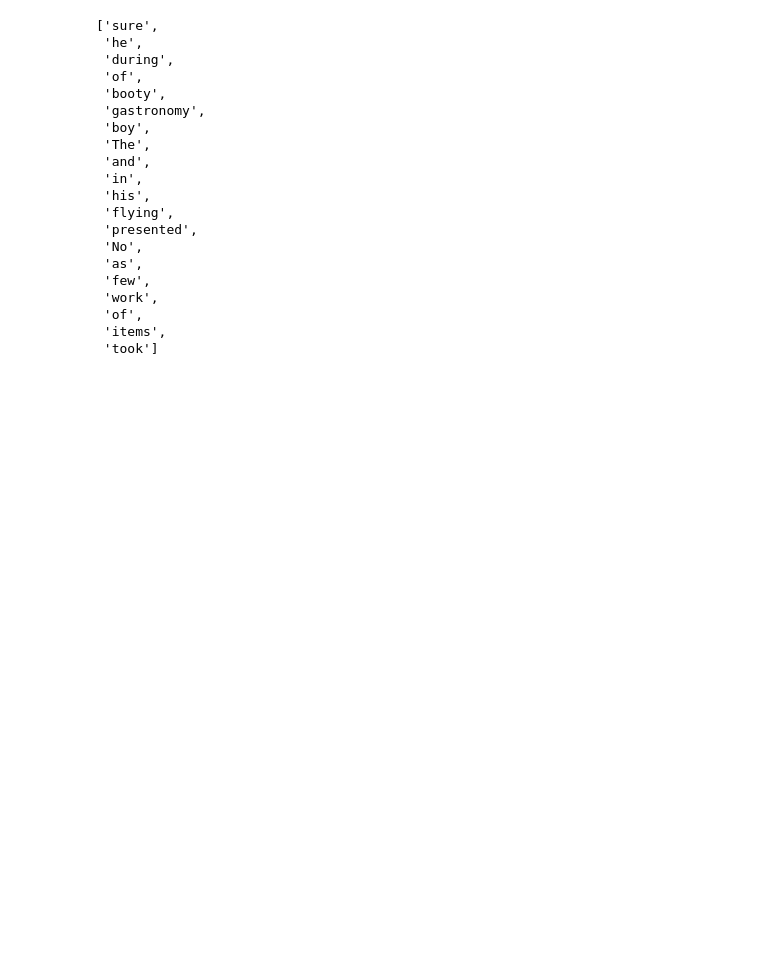
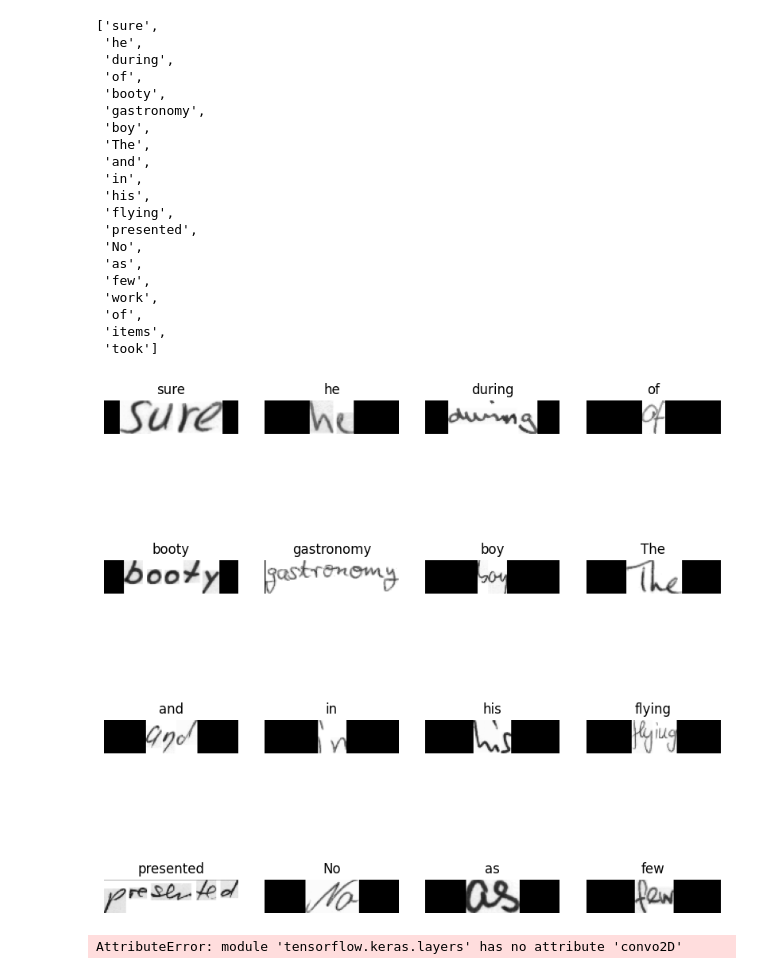
Before and after one commit to divy-arun-mav/handwriting-Recognition, a Jupyter notebook: handwritingRecognition.ipynb, the cells around one changed output. Saved outputs shown, nothing was run; the diff lists cells and outputs as text; code cells hidden in the pictures; blank space fills up the shorter version.

```diff
--- a/handwritingRecognition.ipynb
+++ b/handwritingRecognition.ipynb
@@ -204,0 +269,76 @@ num_to_char = StringLookup(vocabulary=char_to_num.get_vocabulary(), mask_token=N
+# %%
+train_ds = prepare_dataset(train_img_paths, train_labels_cleaned)
+validation_ds = prepare_dataset(validation_img_paths, validation_labels_cleaned)
+test_ds = prepare_dataset(test_img_paths, test_labels_cleaned)
+# %%
+for data in train_ds.take(1):
+    images, labels = data['image'], data['label']
+    _, ax = plt.subplots(4, 4, figsize=(10, 10))
+    for i in range(16):
+        img = images[i]
+        img = tf.image.flip_left_right(img)
+        img = tf.transpose(img, perm=[1, 0, 2])
+        img = (img * 255.0).numpy().astype(np.uint8)
+        img = img[:, :, 0]
+
+        label = labels[i]
+        indices = tf.gather(label, tf.where(tf.math.not_equal(label, padding_token)))
+
+        label_text = tf.strings.reduce_join(num_to_char(indices)).numpy()
+        label_text = label_text.decode('utf-8')
+
+        ax[i // 4, i % 4].imshow(img, cmap='gray')
+        ax[i // 4, i % 4].set_title(label_text)
+        ax[i // 4, i % 4].axis('off')
+plt.show()
+# %% [output]
+[figure, added]
+# %%
+class CTCLayer(keras.layers.Layer):
+    def __init__(self, name=None):
+        super().__init__(name=name)
+        self.loss_fn = keras.backend.ctc_batch_cost
+
+    def call(self,y_true,y_pred):
+        batch_len = tf.cast(tf.shape(y_true)[0], dtype="int64")
+        input_length = tf.cast(tf.shape(y_pred)[1], dtype="int64")
+        label_length = tf.cast(tf.shape(y_true)[1], dtype="int64")
+
+        input_length = input_length * tf.ones(shape=(batch_len, 1), dtype="int64")
+        label_length = label_length * tf.ones(shape=(batch_len, 1), dtype="int64")
+        loss = self.loss_fn(y_true, y_pred, input_length, label_length)
+        self.add_loss(loss)
+
+        return y_pred
+
+def buildModel():
+  input_img = keras.Input(shape=(image_width, image_height, 1), name="image")
+  labels = keras.layers.Input(name="label", shape=(None,))
+
+  x = keras.layers.convo2D(32, (3, 3), activation="relu", kernel_initializer="he_normal", padding="same", name="Conv1")(input_img)
+  x = keras.layers.MaxPooling2D((2,2),name="pool1")(x)
+
+  x = keras.layers.convo2D(64, (3, 3), activation="relu", kernel_initializer="he_normal", padding="same", name="Conv2")(input_img)
+  x = keras.layers.MaxPooling2D((2,2),name="pool2")(x)
+
+  new_shape = ((image_width // 4), (image_height // 4) * 64)
+  x = keras.layers.Reshape(target_shape=new_shape, name="reshape")(x)
+  x = keras.layers.Dense(64, activation="relu", name="dense1")(x)
+  x = keras.layers.Dropout(0.2)(x)
+
+  x = keras.layers.Bidirectional(keras.layers.LSTM(128, return_sequences=True, dropout=0.25))(x)
+  x = keras.layers.Bidirectional(keras.layers.LSTM(64, return_sequences=True, dropout=0.25))(x)
+
+  x = keras.layers.Dense(len(char_to_num.get_vocabulary()) + 2, activation="softmax", name="dense2")(x)
+  output = CTCLayer(name="ctc_loss")(labels, x)
+
+  model = keras.models.Model(inputs=[input_img, labels], outputs=output, name="handwritting-recognition")
+
+  opt = keras.optimizers.Adam()
+  model.compile(optimizer=opt)
+  return model
+
+model = buildModel()
+model.summary()
+# %% [output]
+AttributeError: module 'tensorflow.keras.layers' has no attribute 'convo2D'
```
Also changed, not shown: parts of 3 cells of this notebook.
